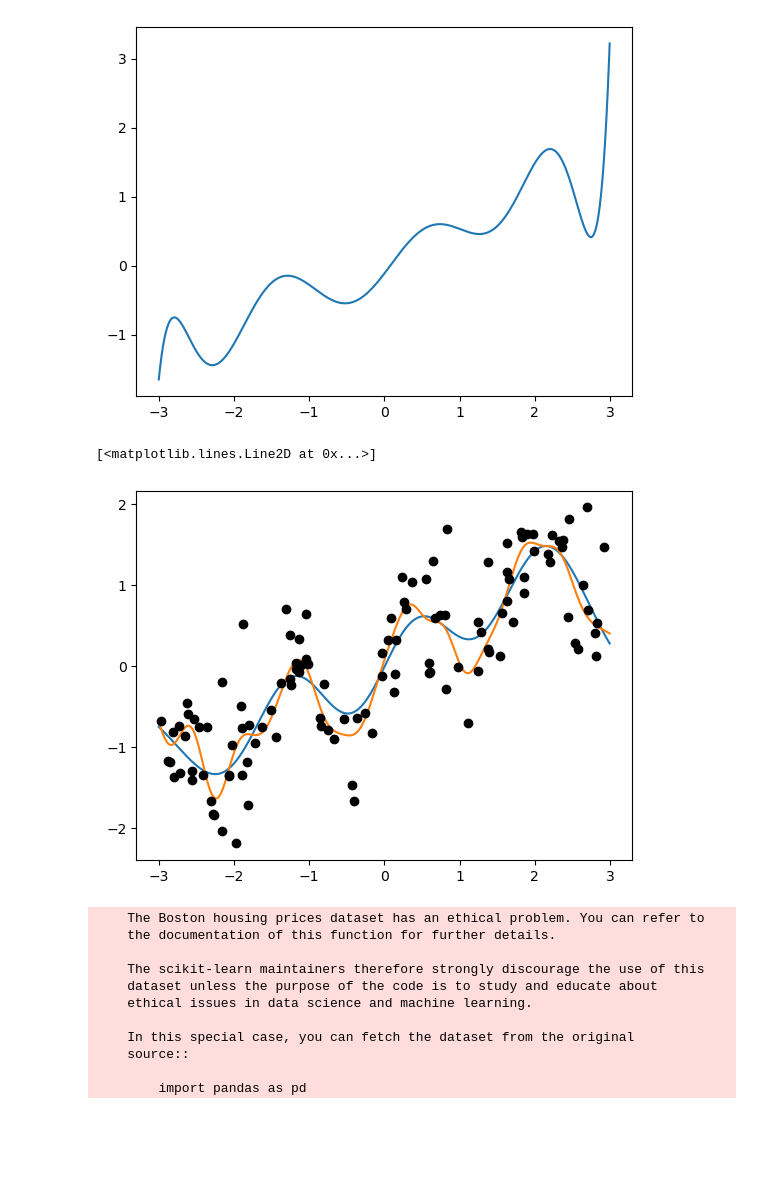
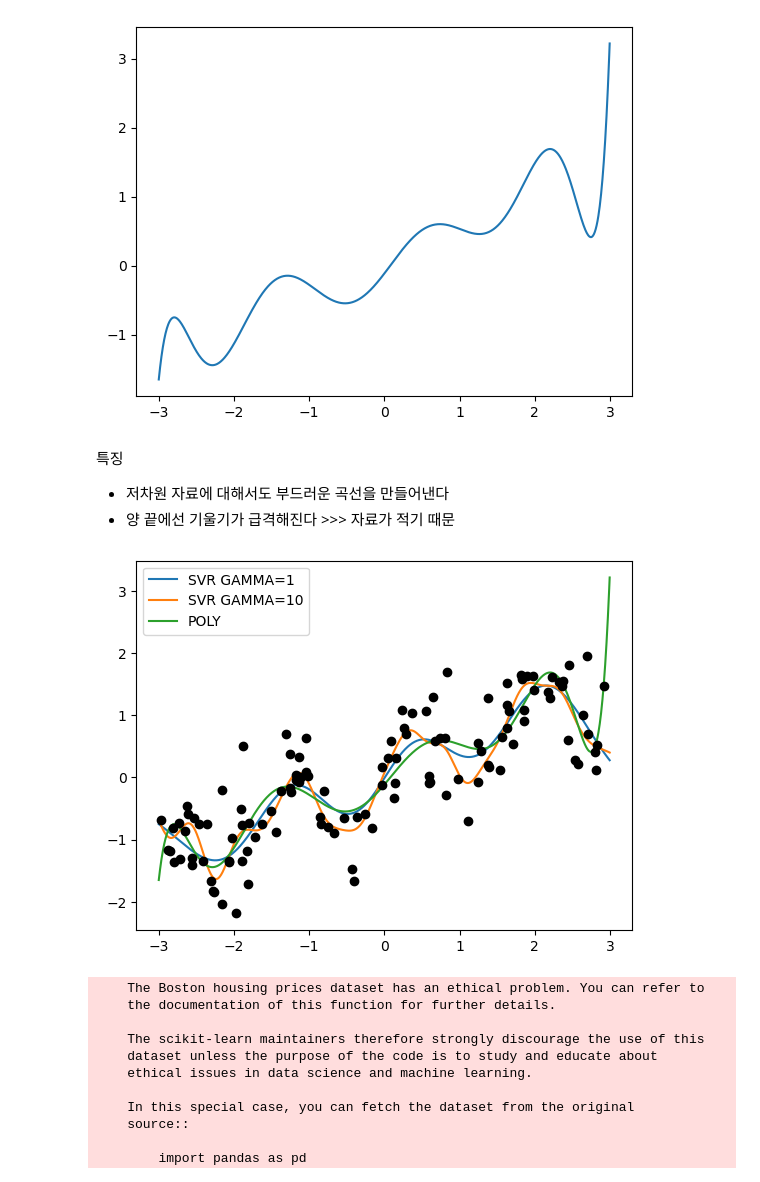
Before and after one commit to davidptuackr/ppb, a Jupyter notebook: 04_특성공학.ipynb, the cells around one changed output. Cells and saved outputs as stored; diff of their text form; code cells hidden in the pictures; blank space fills up the shorter version.

```diff
--- a/04_특성공학.ipynb
+++ b/04_특성공학.ipynb
@@ -663,15 +738,26 @@ plt.plot(line, reg.predict(line_poly), label='POLY')
 plt.show()
 # %% [output]
 [figure]
+# %% [markdown]
+특징
+- 저차원 자료에 대해서도 부드러운 곡선을 만들어낸다
+- 양 끝에선 기울기가 급격해진다 >>> 자료가 적기 때문
 # %%
+""" RBF 커널 SVM과 10차 다항회귀 비교 """
+
 from sklearn.svm import SVR
 
 for gamma in [1, 10]:
     svr = SVR(gamma=gamma).fit(X, y)
     plt.plot(line, svr.predict(line), label='SVR GAMMA={}'.format(gamma))
 
+plt.plot(line, reg.predict(line_poly), label='POLY')
+
+plt.legend()
+
 plt.plot(X[ : , 0], y, 'o', c='k')
+
+plt.show()
 # %% [output]
-[<matplotlib.lines.Line2D at 0x...>]
-[figure, old version]
+[figure, new version]
 # %%
```
Also changed, not shown: parts of 17 cells of this notebook.
